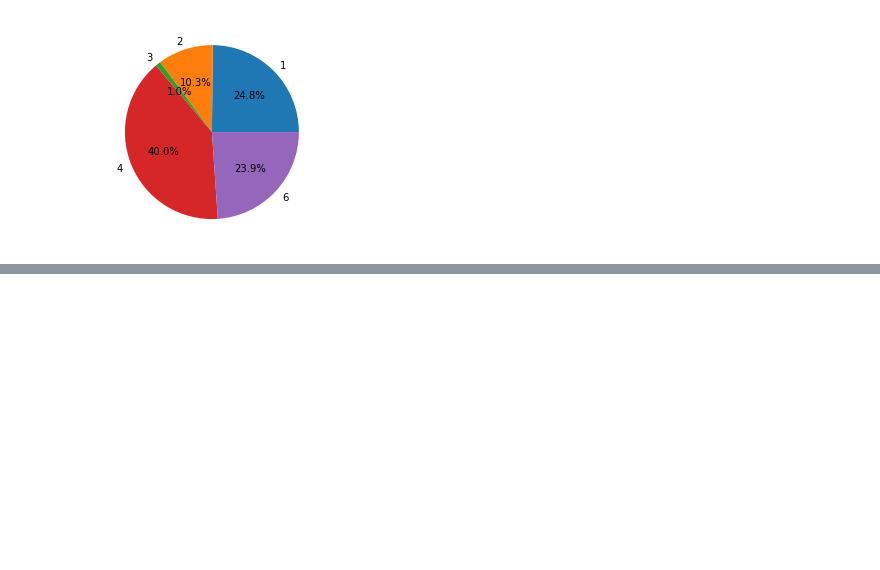
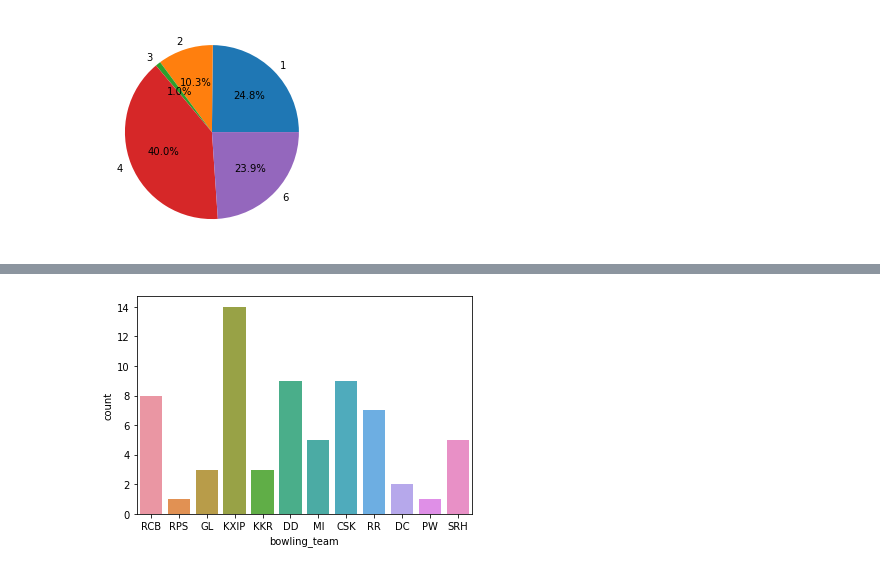
Before and after one commit to Data-Analysis-Projects-Udemy/Project-5-IPL-Data-Analysis-, a Jupyter notebook: deliveries.ipynb, the cells around one changed output, grey strips where cells are left out. Drawn from its saved outputs; the diff is of its cells as text; code cells hidden in the pictures; blank space fills up the shorter version.

```diff
--- a/deliveries.ipynb
+++ b/deliveries.ipynb
@@ -94,0 +283,5 @@ plt.savefig("./images/runs_port.png")
+# %%
+sns.countplot(score_200['bowling_team'])
+plt.savefig("./images/score_bowling_200.png")
+# %% [output]
+[figure, added]
```
Also changed, not shown: parts of 25 cells of this notebook, 8 other files.
